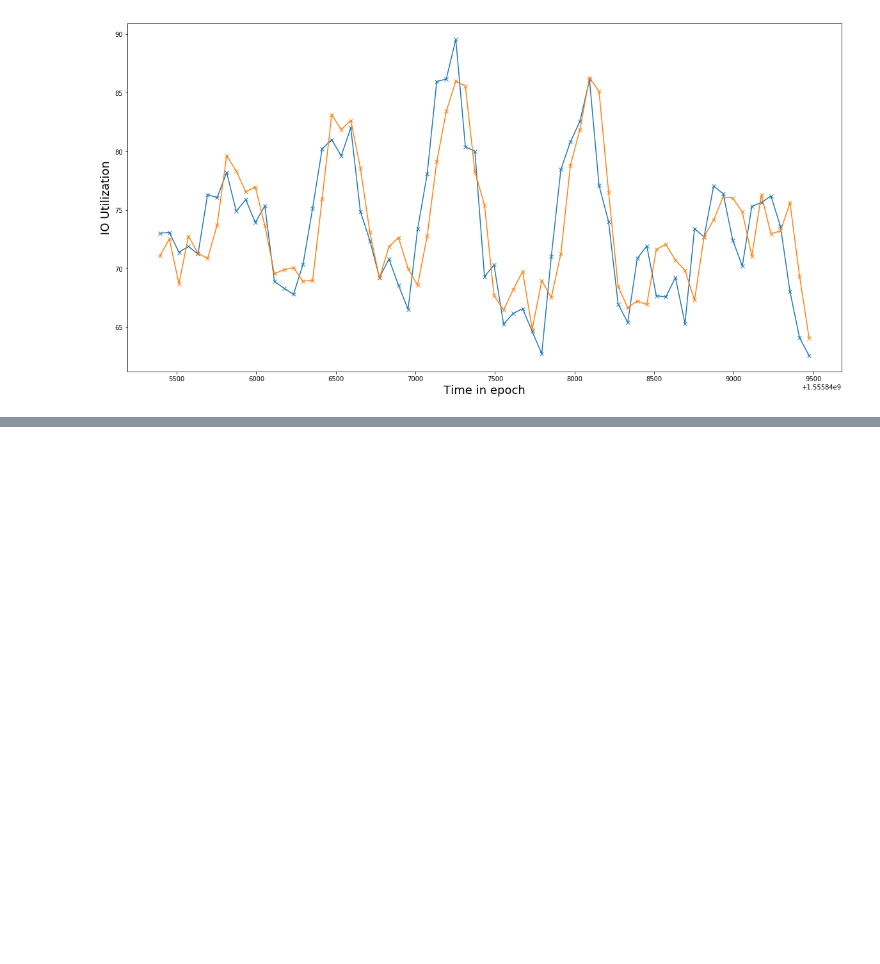
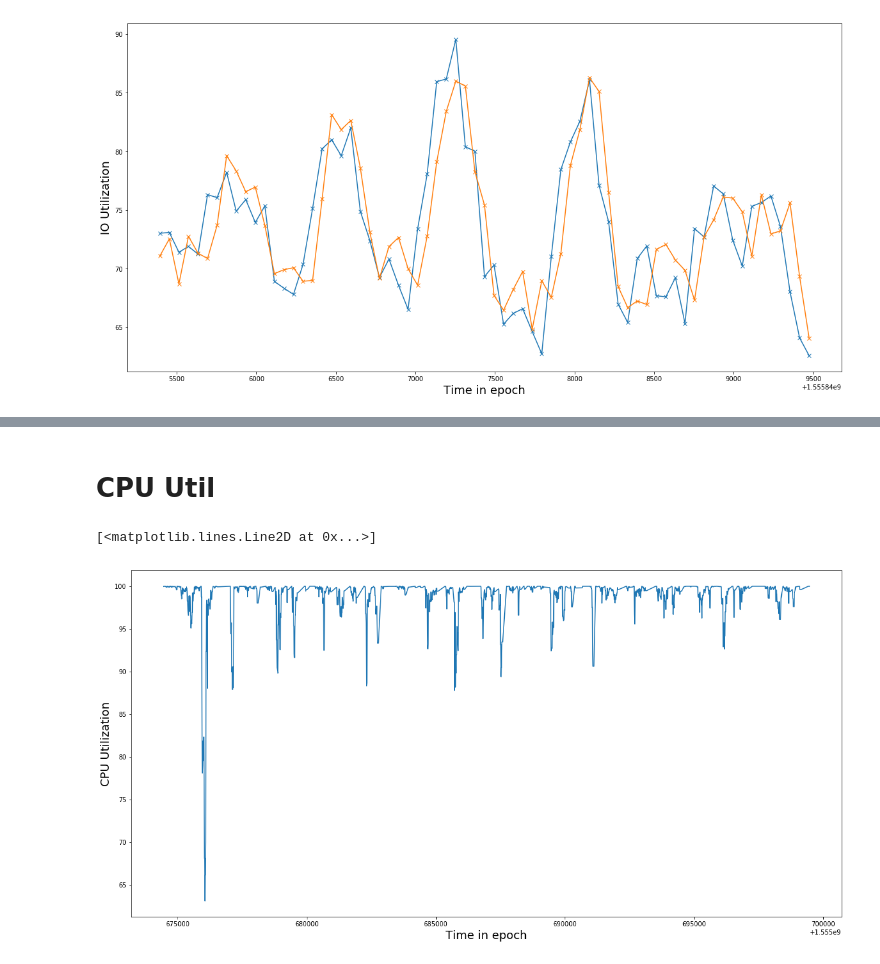
Before and after one commit to kaizoku-o/io_predictive_kubernetes, a Jupyter notebook: predictor/src/eval/Arima_sampling_10s_pred_1m.ipynb, the cells around one changed output, grey strips where cells are left out. Saved outputs shown, nothing was run; the diff lists cells and outputs as text; code cells hidden in the pictures; blank space fills up the shorter version.

```diff
--- a/predictor/src/eval/Arima_sampling_10s_pred_1m.ipynb
+++ b/predictor/src/eval/Arima_sampling_10s_pred_1m.ipynb
@@ -114,23 +114,25 @@ Nodes = {
     "k8node" : "172.31.15.164:9100"
 }
 # %%
+# This fetches data and writes into csv from our prometheus module. Run it only to get data
+
 # Read data from prometheus
 # don't do it if csv is already populated
 # to get epoch date --date='Sun 21 Apr 2019 12:25:24 GMT' +"%s"
-end_time = int('1555849524')
-hrs = 7.5
-start_time = int(end_time - 60*60*hrs)
-result = run_query_range(Queries["io_util"], start_time, end_time, 10)
-hosts = {x[0] for x in result}
-response = {}
-for host in hosts:
-    response[host] = [(int(x[1]), float(x[2])) for x in result if x[0]==host]
+# end_time = int('1555849524')
+# hrs = 7.5
+# start_time = int(end_time - 60*60*hrs)
+# result = run_query_range(Queries["io_util"], start_time, end_time, 10)
+# hosts = {x[0] for x in result}
+# response = {}
+# for host in hosts:
+#     response[host] = [(int(x[1]), float(x[2])) for x in result if x[0]==host]
 
-values = response[Nodes["k8node"]]
+# values = response[Nodes["k8node"]]
 
-write_to_file(("TIME", "UTIL"))
-XY = []
-for x, y in values:
-    XY.append((x, y))
-    write_to_file( (x, y) )
+# write_to_file(("TIME", "UTIL"))
+# XY = []
+# for x, y in values:
+#     XY.append((x, y))
+#     write_to_file( (x, y) )
 # %%
@@ -246,0 +271,2 @@ def mean_absolute_percentage_error(y_true, y_pred):
+# %% [markdown]
+# CPU Util
@@ -246,0 +409,13 @@ def mean_absolute_percentage_error(y_true, y_pred):
+# %%
+dataframe1 = pd.read_csv('cpu-util-new.csv')
+x1 = dataframe1['TIME']
+y1 = dataframe1['UTIL']
+
+fig, ax = plt.subplots()
+
+ax.set_xlabel('Time in epoch', fontsize=18)
+ax.set_ylabel('CPU Utilization', fontsize=18)
+my_plotter(ax, x1, y1, {'marker': ''})
+# %% [output]
+[<matplotlib.lines.Line2D at 0x...>]
+[figure, added]
```
Also changed, not shown: parts of 33 cells of this notebook, 10 other files.
